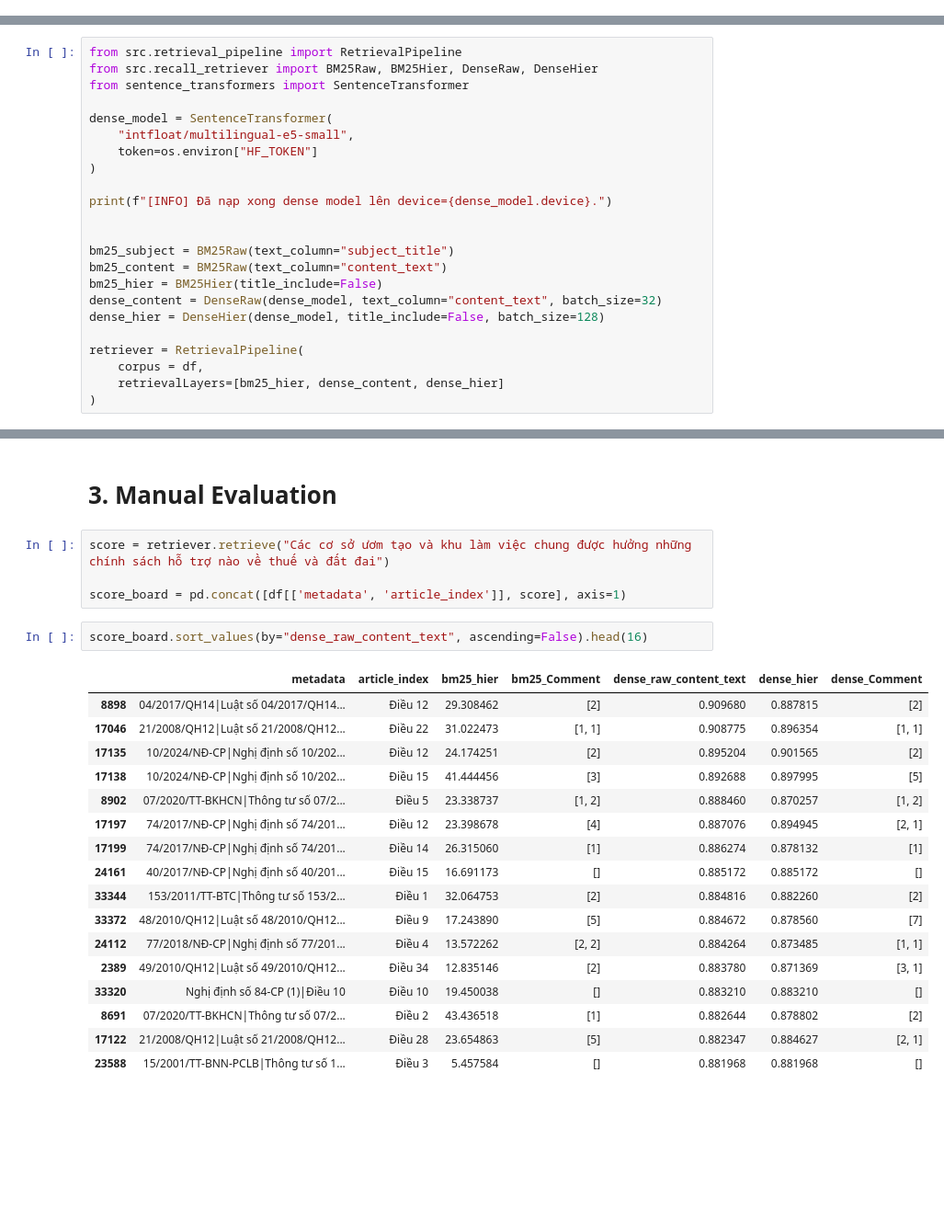
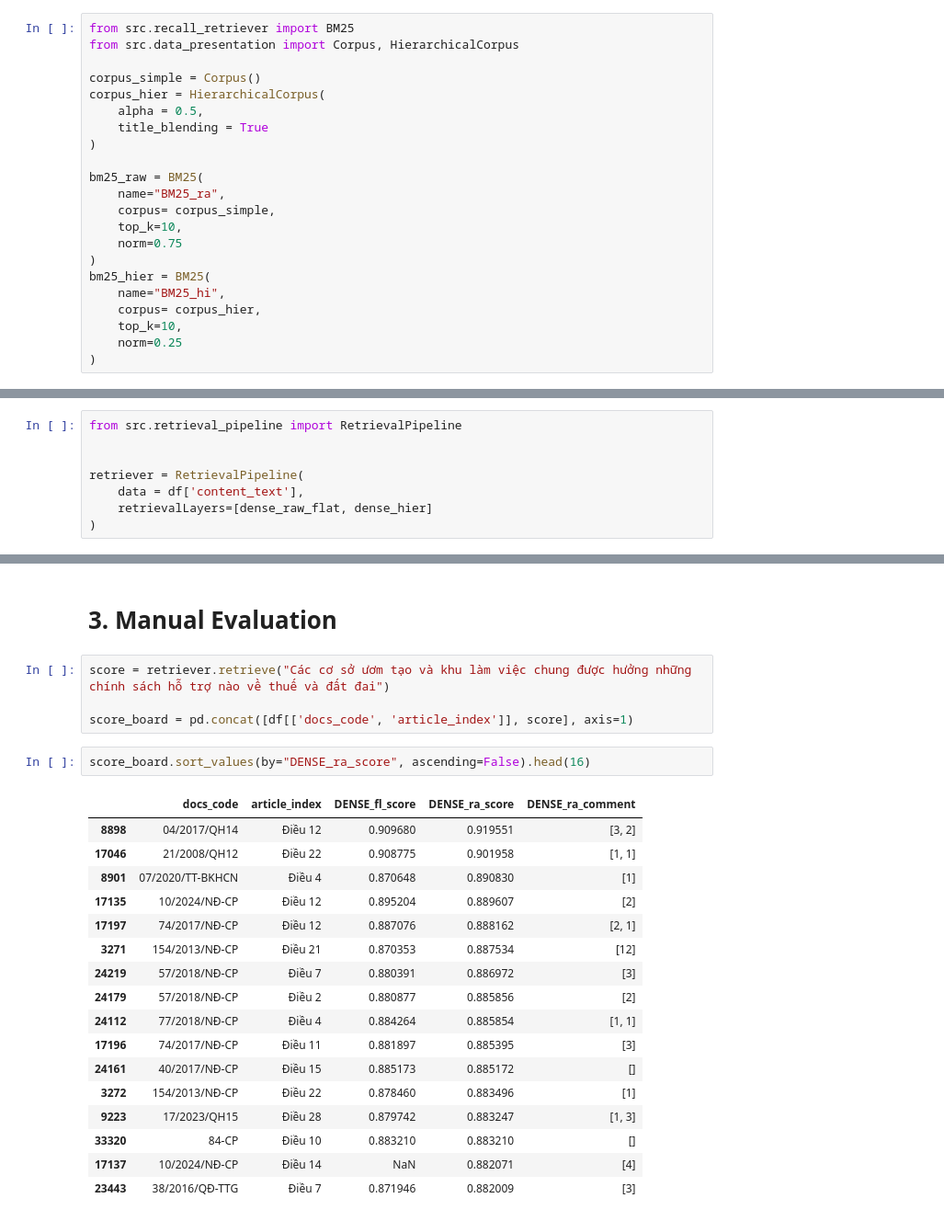
Before and after one commit to ducvanz/R2AI, a Jupyter notebook: Test_Recall.ipynb, the cells around one changed output, grey strips where cells are left out. Shown at 92% size. Saved outputs shown, nothing was run; the diff lists cells and outputs as text; blank space fills up the shorter version.

Commit message:
Refactor Recall Module & Extra Dataset

```diff
--- a/Test_Recall.ipynb
+++ b/Test_Recall.ipynb
@@ -45,0 +61,22 @@ df.head(1)
+# %%
+from src.recall_retriever import BM25
+from src.data_presentation import Corpus, HierarchicalCorpus
+
+corpus_simple = Corpus()
+corpus_hier = HierarchicalCorpus(
+    alpha = 0.5,
+    title_blending = True
+)
+
+bm25_raw = BM25(
+    name="BM25_ra",
+    corpus= corpus_simple,
+    top_k=10,
+    norm=0.75
+)
+bm25_hier = BM25(
+    name="BM25_hi",
+    corpus= corpus_hier,
+    top_k=10,
+    norm=0.25
+)
@@ -46,24 +125,9 @@ df.head(1)
 # %%
 from src.retrieval_pipeline import RetrievalPipeline
-from src.recall_retriever import BM25Raw, BM25Hier, DenseRaw, DenseHier
-from sentence_transformers import SentenceTransformer
-
-dense_model = SentenceTransformer(
-    "intfloat/multilingual-e5-small",
-    token=os.environ["HF_TOKEN"]
-)
-
-print(f"[INFO] Đã nạp xong dense model lên device={dense_model.device}.")
 
 
-bm25_subject = BM25Raw(text_column="subject_title")
-bm25_content = BM25Raw(text_column="content_text")
-bm25_hier = BM25Hier(title_include=False)
-dense_content = DenseRaw(dense_model, text_column="content_text", batch_size=32)
-dense_hier = DenseHier(dense_model, title_include=False, batch_size=128)
-
 retriever = RetrievalPipeline(
-    corpus = df,
-    retrievalLayers=[bm25_hier, dense_content, dense_hier]
+    data = df['content_text'],
+    retrievalLayers=[dense_raw_flat, dense_hier]
 )
 # %% [output]
@@ -77,24 +142,24 @@ retriever = RetrievalPipeline(
 # %%
 score = retriever.retrieve("Các cơ sở ươm tạo và khu làm việc chung được hưởng những chính sách hỗ trợ nào về thuế và đất đai")
 
-score_board = pd.concat([df[['metadata', 'article_index']], score], axis=1)
+score_board = pd.concat([df[['docs_code', 'article_index']], score], axis=1)
 # %%
-score_board.sort_values(by="dense_raw_content_text", ascending=False).head(16)
+score_board.sort_values(by="DENSE_ra_score", ascending=False).head(16)
 # %% [output]
-|  | metadata | article_index | bm25_hier | bm25_Comment | dense_raw_content_text | dense_hier | dense_Comment |
-| 8898 | 04/2017/QH14|Luật số 04/2017/QH14... | Điều 12 | 29.308462 | [2] | 0.909680 | 0.887815 | [2] |
-| 17046 | 21/2008/QH12|Luật số 21/2008/QH12... | Điều 22 | 31.022473 | [1, 1] | 0.908775 | 0.896354 | [1, 1] |
-| 17135 | 10/2024/NĐ-CP|Nghị định số 10/202... | Điều 12 | 24.174251 | [2] | 0.895204 | 0.901565 | [2] |
-| 17138 | 10/2024/NĐ-CP|Nghị định số 10/202... | Điều 15 | 41.444456 | [3] | 0.892688 | 0.897995 | [5] |
-| 8902 | 07/2020/TT-BKHCN|Thông tư số 07/2... | Điều 5 | 23.338737 | [1, 2] | 0.888460 | 0.870257 | [1, 2] |
-| 17197 | 74/2017/NĐ-CP|Nghị định số 74/201... | Điều 12 | 23.398678 | [4] | 0.887076 | 0.894945 | [2, 1] |
-| 17199 | 74/2017/NĐ-CP|Nghị định số 74/201... | Điều 14 | 26.315060 | [1] | 0.886274 | 0.878132 | [1] |
-| 24161 | 40/2017/NĐ-CP|Nghị định số 40/201... | Điều 15 | 16.691173 | [] | 0.885172 | 0.885172 | [] |
-| 33344 | 153/2011/TT-BTC|Thông tư số 153/2... | Điều 1 | 32.064753 | [2] | 0.884816 | 0.882260 | [2] |
-| 33372 | 48/2010/QH12|Luật số 48/2010/QH12... | Điều 9 | 17.243890 | [5] | 0.884672 | 0.878560 | [7] |
-| 24112 | 77/2018/NĐ-CP|Nghị định số 77/201... | Điều 4 | 13.572262 | [2, 2] | 0.884264 | 0.873485 | [1, 1] |
-| 2389 | 49/2010/QH12|Luật số 49/2010/QH12... | Điều 34 | 12.835146 | [2] | 0.883780 | 0.871369 | [3, 1] |
-| 33320 | Nghị định số 84-CP (1)|Điều 10 | Điều 10 | 19.450038 | [] | 0.883210 | 0.883210 | [] |
-| 8691 | 07/2020/TT-BKHCN|Thông tư số 07/2... | Điều 2 | 43.436518 | [1] | 0.882644 | 0.878802 | [2] |
-| 17122 | 21/2008/QH12|Luật số 21/2008/QH12... | Điều 28 | 23.654863 | [5] | 0.882347 | 0.884627 | [2, 1] |
-| 23588 | 15/2001/TT-BNN-PCLB|Thông tư số 1... | Điều 3 | 5.457584 | [] | 0.881968 | 0.881968 | [] |
+|  | docs_code | article_index | DENSE_fl_score | DENSE_ra_score | DENSE_ra_comment |
+| 8898 | 04/2017/QH14 | Điều 12 | 0.909680 | 0.919551 | [3, 2] |
+| 17046 | 21/2008/QH12 | Điều 22 | 0.908775 | 0.901958 | [1, 1] |
+| 8901 | 07/2020/TT-BKHCN | Điều 4 | 0.870648 | 0.890830 | [1] |
+| 17135 | 10/2024/NĐ-CP | Điều 12 | 0.895204 | 0.889607 | [2] |
+| 17197 | 74/2017/NĐ-CP | Điều 12 | 0.887076 | 0.888162 | [2, 1] |
+| 3271 | 154/2013/NĐ-CP | Điều 21 | 0.870353 | 0.887534 | [12] |
+| 24219 | 57/2018/NĐ-CP | Điều 7 | 0.880391 | 0.886972 | [3] |
+| 24179 | 57/2018/NĐ-CP | Điều 2 | 0.880877 | 0.885856 | [2] |
+| 24112 | 77/2018/NĐ-CP | Điều 4 | 0.884264 | 0.885854 | [1, 1] |
+| 17196 | 74/2017/NĐ-CP | Điều 11 | 0.881897 | 0.885395 | [3] |
+| 24161 | 40/2017/NĐ-CP | Điều 15 | 0.885173 | 0.885172 | [] |
+| 3272 | 154/2013/NĐ-CP | Điều 22 | 0.878460 | 0.883496 | [1] |
+| 9223 | 17/2023/QH15 | Điều 28 | 0.879742 | 0.883247 | [1, 3] |
+| 33320 | 84-CP | Điều 10 | 0.883210 | 0.883210 | [] |
+| 17137 | 10/2024/NĐ-CP | Điều 14 | NaN | 0.882071 | [4] |
+| 23443 | 38/2016/QĐ-TTG | Điều 7 | 0.871946 | 0.882009 | [3] |
```
Also changed, not shown: parts of 10 cells of this notebook, 15 other files.
